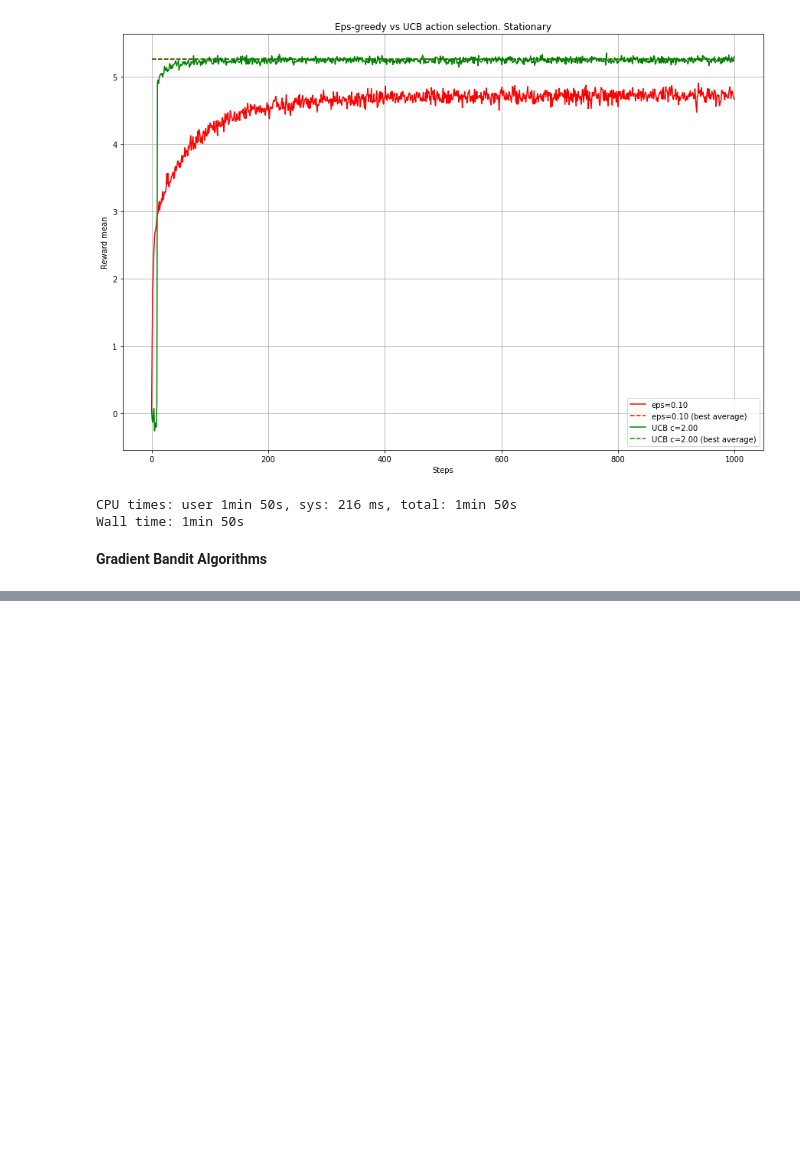
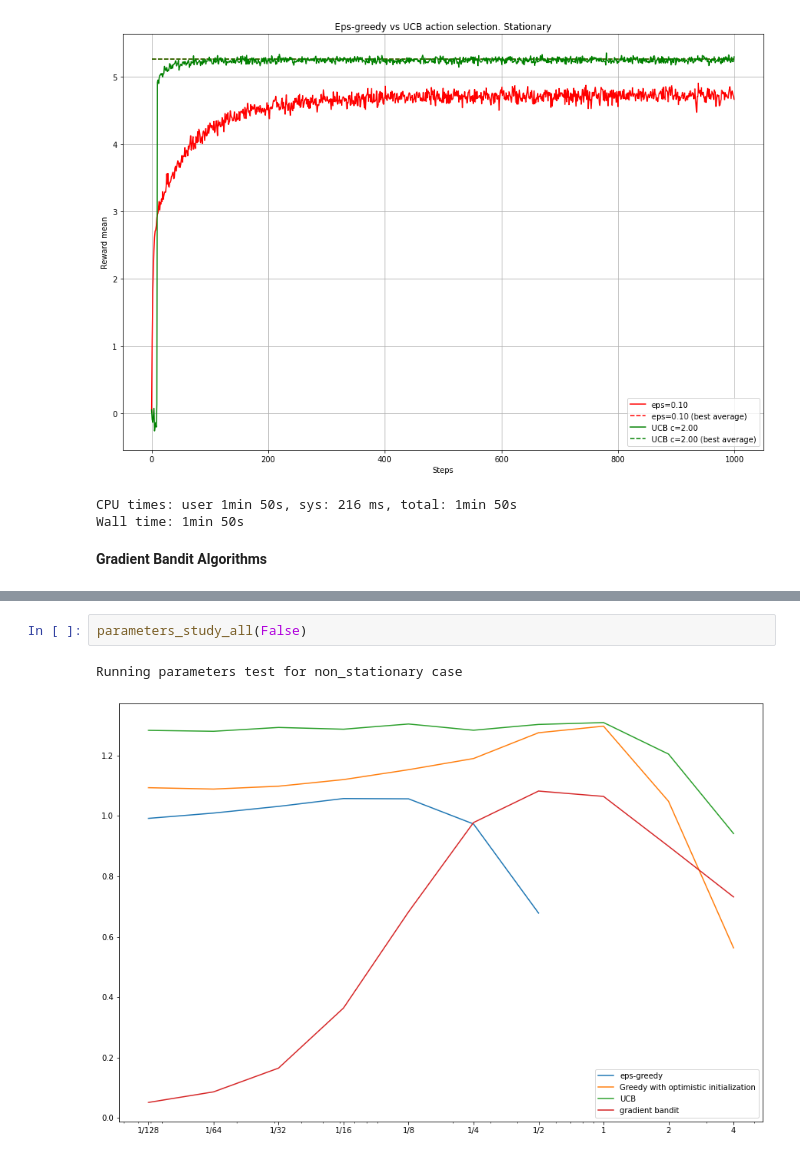
Before and after one commit to shamrous/RL, a Jupyter notebook: Bandit/Bandit.ipynb, the cells around one changed output, grey strips where cells are left out. Drawn from its saved outputs; the diff is of its cells as text; blank space fills up the shorter version.

```diff
--- a/Bandit/Bandit.ipynb
+++ b/Bandit/Bandit.ipynb
@@ -258,0 +359,5 @@ Wall time: 2min 10s
+# %%
+parameters_study_all(False)
+# %% [output]
+Running parameters test for non_stationary case
+[figure, added]
```
Also changed, not shown: parts of 9 cells of this notebook.
